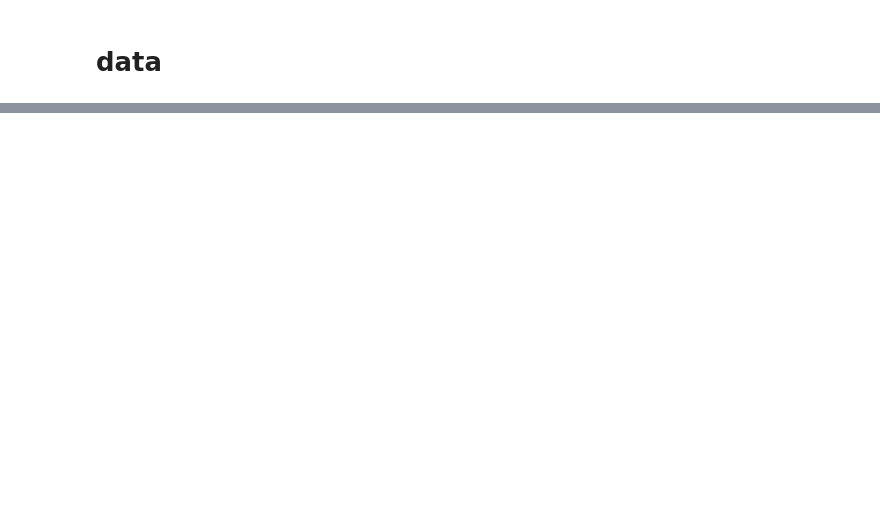
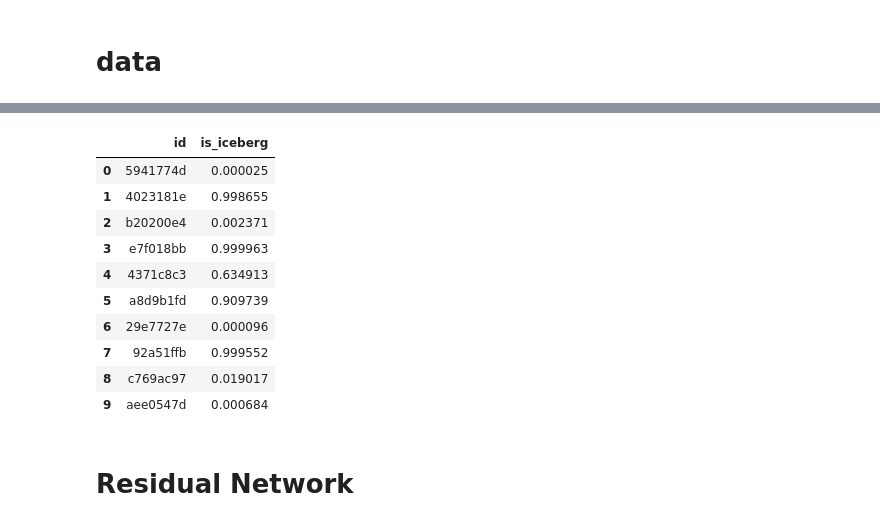
Before and after one commit to damgambit/ccn-statoil-iceberg-classifier, a Jupyter notebook: CNN - Keras.ipynb, the cells around one changed output, grey strips where cells are left out. Saved outputs shown, nothing was run; the diff lists cells and outputs as text; code cells hidden in the pictures; blank space fills up the shorter version.

```diff
--- a/CNN - Keras.ipynb
+++ b/CNN - Keras.ipynb
@@ -62,2 +62,0 @@ model.compile(loss='mae',
-# %%
-model.fit(X_train, y_train, batch_size=32, epochs=5)
@@ -80,0 +237,24 @@ model.evaluate(X_valid, y_valid)
+# %%
+train_gen = ImageDataGenerator(
+        rotation_range=20,
+        zoom_range = 0.1,
+        width_shift_range=0.3,
+        height_shift_range=0.3,
+        rescale=1./255,
+        fill_mode='nearest')
+
+
+test_gen = ImageDataGenerator(rescale=1./255)
+
+
+training_set = train_gen.flow(X_train, y_train, batch_size=264)
+valid_set = test_gen.flow(X_valid, y_valid, batch_size=264)
+test_set = test_gen.flow(X_test, batch_size=1, shuffle=False)
+# %%
+batch_size = 264
+epochs = 80
+steps_per_epoch=2**13/batch_size
+
+model.compile(loss='binary_crossentropy', optimizer=keras.optimizers.adam(lr=0.001, decay=0.005), metrics=['mae'])
+model.fit_generator(training_set, steps_per_epoch=steps_per_epoch, epochs=epochs,
+                    callbacks=callbacks, validation_data=valid_set, validation_steps=400)
@@ -80,0 +277,22 @@ model.evaluate(X_valid, y_valid)
+# %%
+test_predictions = model.predict_generator(test_set, steps = test.shape[0])
+test_predictions = test_predictions.reshape((test_predictions.shape[0]))
+test_predictions = ['{:f}'.format(item) for item in test_predictions]
+
+submission = pd.DataFrame({'id': test["id"], 'is_iceberg': test_predictions})
+submission.to_csv('./submitions/sub098_32-64-128-256-512-1024.csv', index = False)
+submission.head(10)
+# %% [output]
+|  | id | is_iceberg |
+| 0 | 5941774d | 0.000025 |
+| 1 | 4023181e | 0.998655 |
+| 2 | b20200e4 | 0.002371 |
+| 3 | e7f018bb | 0.999963 |
+| 4 | 4371c8c3 | 0.634913 |
+| 5 | a8d9b1fd | 0.909739 |
+| 6 | 29e7727e | 0.000096 |
+| 7 | 92a51ffb | 0.999552 |
+| 8 | c769ac97 | 0.019017 |
+| 9 | aee0547d | 0.000684 |
+# %% [markdown]
+# Residual Network
```
Also changed, not shown: parts of 32 cells of this notebook, 8 other files.
